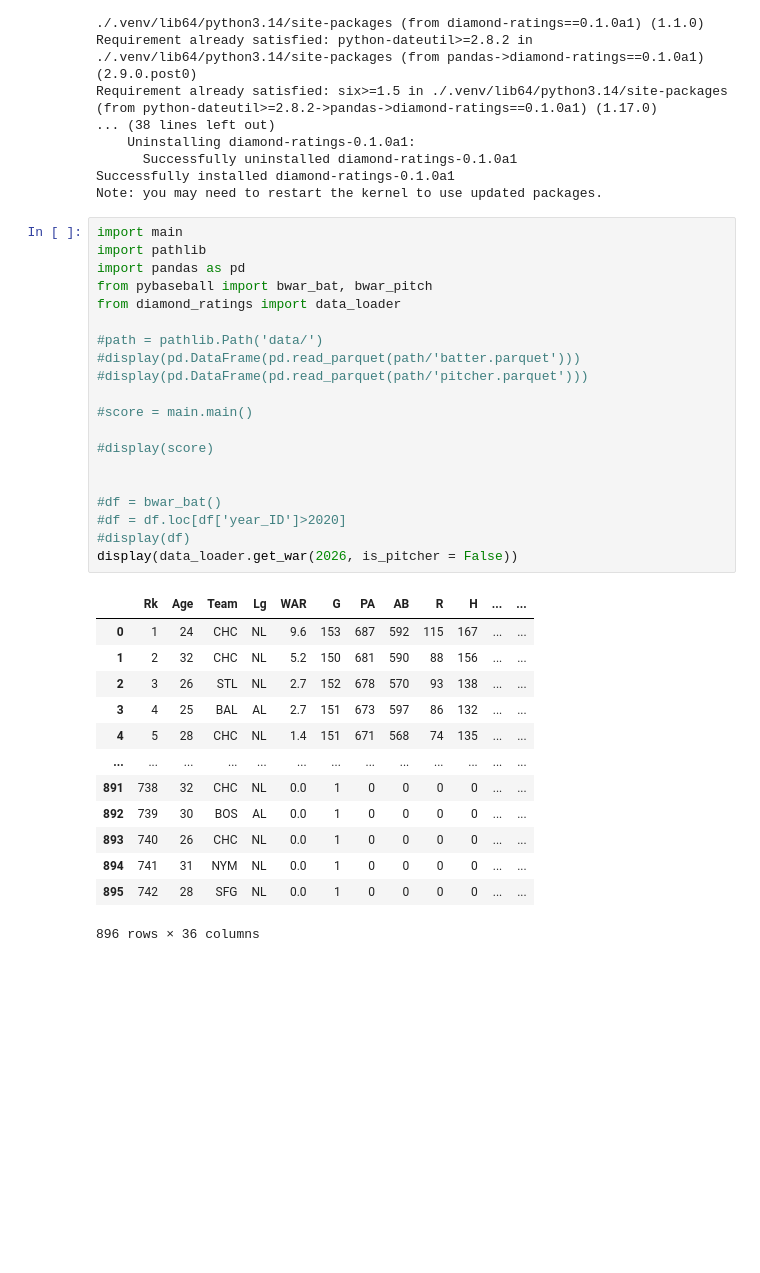
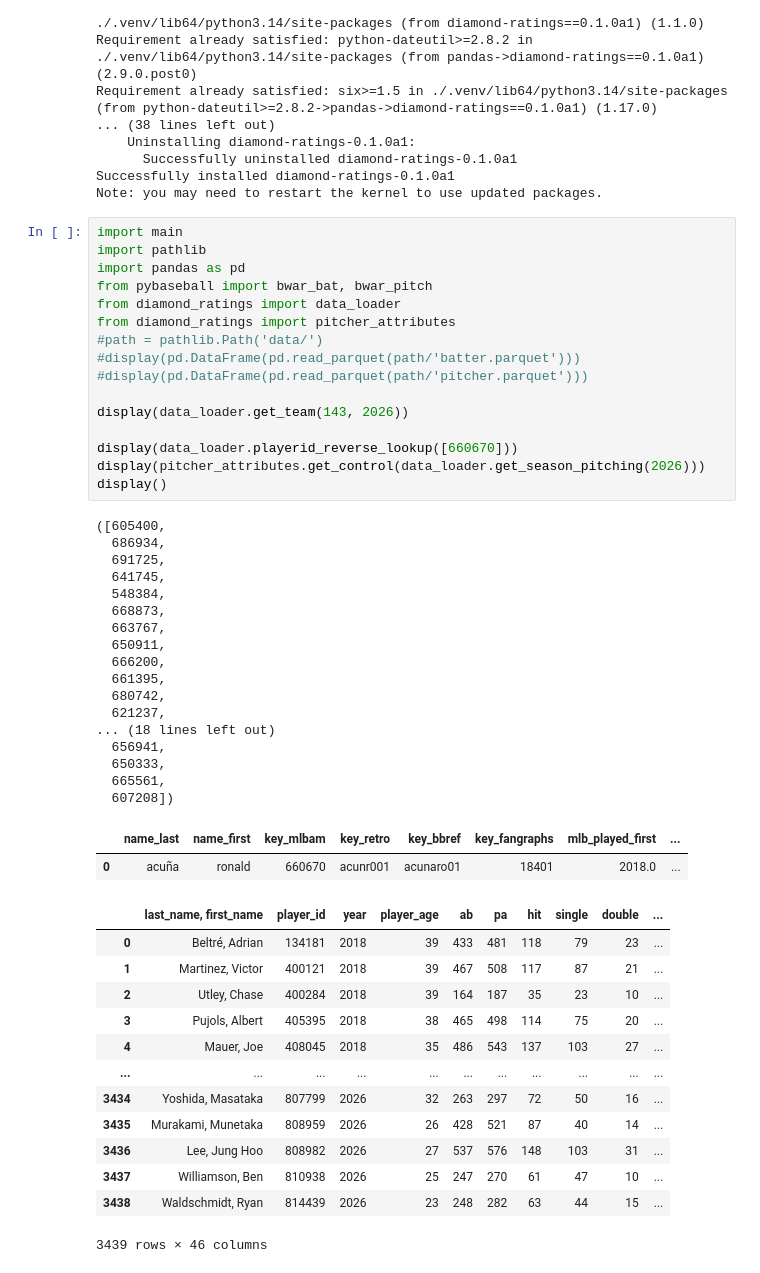
Before and after one commit to maxmcdevitt1/diamond-ratings, a Jupyter notebook: lab.ipynb, the cells around one changed output. Drawn from its saved outputs; the diff is of its cells as text; blank space fills up the shorter version.

```diff
--- a/lab.ipynb
+++ b/lab.ipynb
@@ -21,34 +21,49 @@ Note: you may need to restart the kernel to use updated packages.
 # %%
 import main
 import pathlib
 import pandas as pd
 from pybaseball import bwar_bat, bwar_pitch
 from diamond_ratings import data_loader
-
+from diamond_ratings import pitcher_attributes
 #path = pathlib.Path('data/')
 #display(pd.DataFrame(pd.read_parquet(path/'batter.parquet')))
 #display(pd.DataFrame(pd.read_parquet(path/'pitcher.parquet')))
 
-#score = main.main()
+display(data_loader.get_team(143, 2026))
 
-#display(score)
-
-
-#df = bwar_bat()
-#df = df.loc[df['year_ID']>2020]
-#display(df)
-display(data_loader.get_war(2026, is_pitcher = False))
+display(data_loader.playerid_reverse_lookup([660670]))
+display(pitcher_attributes.get_control(data_loader.get_season_pitching(2026)))
+display()
 # %% [output]
+([605400,
+  686934,
+  691725,
+  641745,
+  548384,
+  668873,
+  663767,
+  650911,
+  666200,
+  661395,
+  680742,
+  621237,
+... (18 lines left out)
+  656941,
+  650333,
+  665561,
+  607208])
-|  | Rk | Age | Team | Lg | WAR | G | PA | AB | R | H | ... | ... |
-| 0 | 1 | 24 | CHC | NL | 9.6 | 153 | 687 | 592 | 115 | 167 | ... | ... |
-| 1 | 2 | 32 | CHC | NL | 5.2 | 150 | 681 | 590 | 88 | 156 | ... | ... |
-| 2 | 3 | 26 | STL | NL | 2.7 | 152 | 678 | 570 | 93 | 138 | ... | ... |
-| 3 | 4 | 25 | BAL | AL | 2.7 | 151 | 673 | 597 | 86 | 132 | ... | ... |
-| 4 | 5 | 28 | CHC | NL | 1.4 | 151 | 671 | 568 | 74 | 135 | ... | ... |
-| ... | ... | ... | ... | ... | ... | ... | ... | ... | ... | ... | ... | ... |
-| 891 | 738 | 32 | CHC | NL | 0.0 | 1 | 0 | 0 | 0 | 0 | ... | ... |
-| 892 | 739 | 30 | BOS | AL | 0.0 | 1 | 0 | 0 | 0 | 0 | ... | ... |
-| 893 | 740 | 26 | CHC | NL | 0.0 | 1 | 0 | 0 | 0 | 0 | ... | ... |
-| 894 | 741 | 31 | NYM | NL | 0.0 | 1 | 0 | 0 | 0 | 0 | ... | ... |
-| 895 | 742 | 28 | SFG | NL | 0.0 | 1 | 0 | 0 | 0 | 0 | ... | ... |
+|  | name_last | name_first | key_mlbam | key_retro | key_bbref | key_fangraphs | mlb_played_first | ... |
+| 0 | acuña | ronald | 660670 | acunr001 | acunaro01 | 18401 | 2018.0 | ... |
-896 rows × 36 columns
+|  | last_name, first_name | player_id | year | player_age | ab | pa | hit | single | double | ... |
+| 0 | Beltré, Adrian | 134181 | 2018 | 39 | 433 | 481 | 118 | 79 | 23 | ... |
+| 1 | Martinez, Victor | 400121 | 2018 | 39 | 467 | 508 | 117 | 87 | 21 | ... |
+| 2 | Utley, Chase | 400284 | 2018 | 39 | 164 | 187 | 35 | 23 | 10 | ... |
+| 3 | Pujols, Albert | 405395 | 2018 | 38 | 465 | 498 | 114 | 75 | 20 | ... |
+| 4 | Mauer, Joe | 408045 | 2018 | 35 | 486 | 543 | 137 | 103 | 27 | ... |
+| ... | ... | ... | ... | ... | ... | ... | ... | ... | ... | ... |
+| 3434 | Yoshida, Masataka | 807799 | 2026 | 32 | 263 | 297 | 72 | 50 | 16 | ... |
+| 3435 | Murakami, Munetaka | 808959 | 2026 | 26 | 428 | 521 | 87 | 40 | 14 | ... |
+| 3436 | Lee, Jung Hoo | 808982 | 2026 | 27 | 537 | 576 | 148 | 103 | 31 | ... |
+| 3437 | Williamson, Ben | 810938 | 2026 | 25 | 247 | 270 | 61 | 47 | 10 | ... |
+| 3438 | Waldschmidt, Ryan | 814439 | 2026 | 23 | 248 | 282 | 63 | 44 | 15 | ... |
+3439 rows × 46 columns
```
Also changed, not shown: 12 other files.
